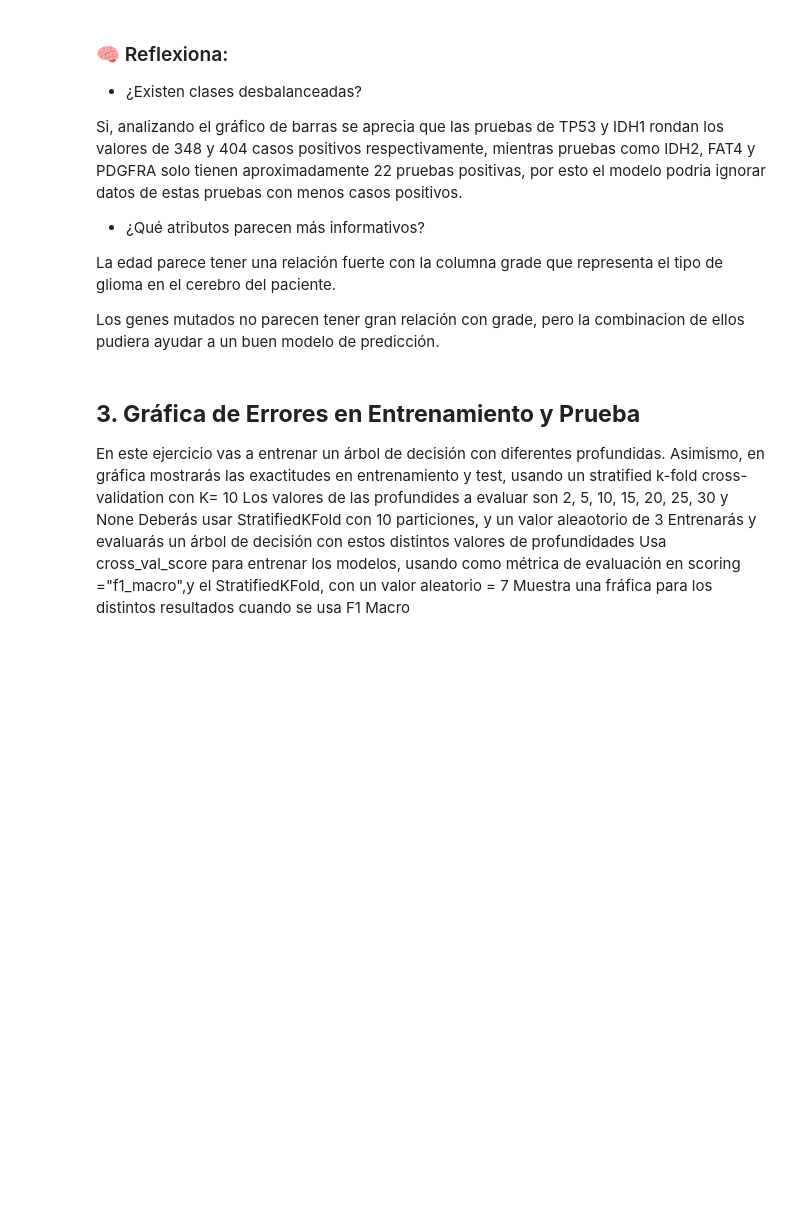
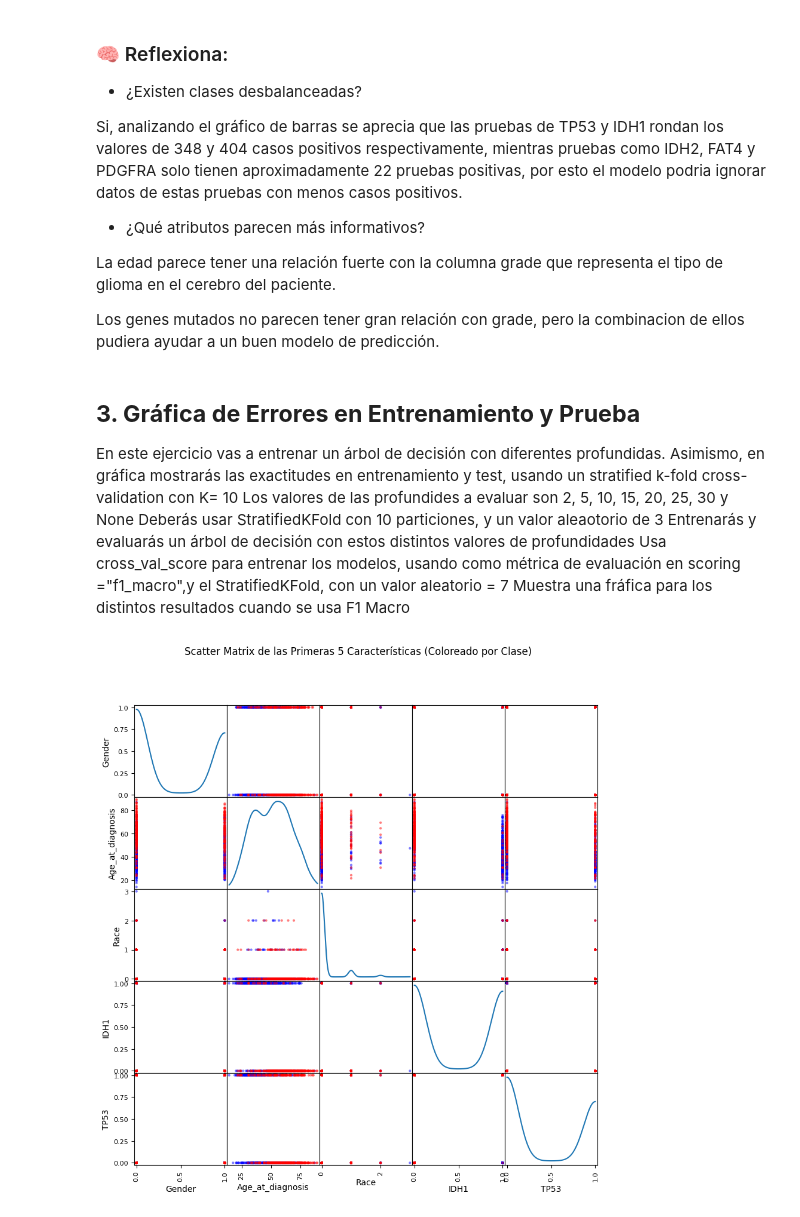
Before and after one commit to LailaBulh/Programacion---Claas-Files, a Jupyter notebook: practica26_2.ipynb, the cells around one changed output. Saved outputs shown, nothing was run; the diff lists cells and outputs as text; code cells hidden in the pictures; blank space fills up the shorter version.

```diff
--- a/practica26_2.ipynb
+++ b/practica26_2.ipynb
@@ -149,0 +154,15 @@ Muestra una fráfica para los distintos resultados  cuando se usa F1 Macro
+# %%
+### Variables predictoras
+
+### Se utiliza la columna Grade como predictora porque es la salida del dataset
+X = df.drop('Grade', axis= 1)
+y = df['Grade']
+# %%
+# Visualización adicional: scatter matrix coloreada por clase
+
+colors = df['Grade'].map({0: 'blue', 1: 'red'})
+scatter_matrix(X.iloc[:, :5], figsize=(10, 10), diagonal='kde', alpha=0.5, color=colors)
+plt.suptitle("Scatter Matrix de las Primeras 5 Características (Coloreado por Clase)")
+plt.show()
+# %% [output]
+[figure, added]
```
Also changed, not shown: parts of 5 cells of this notebook.
